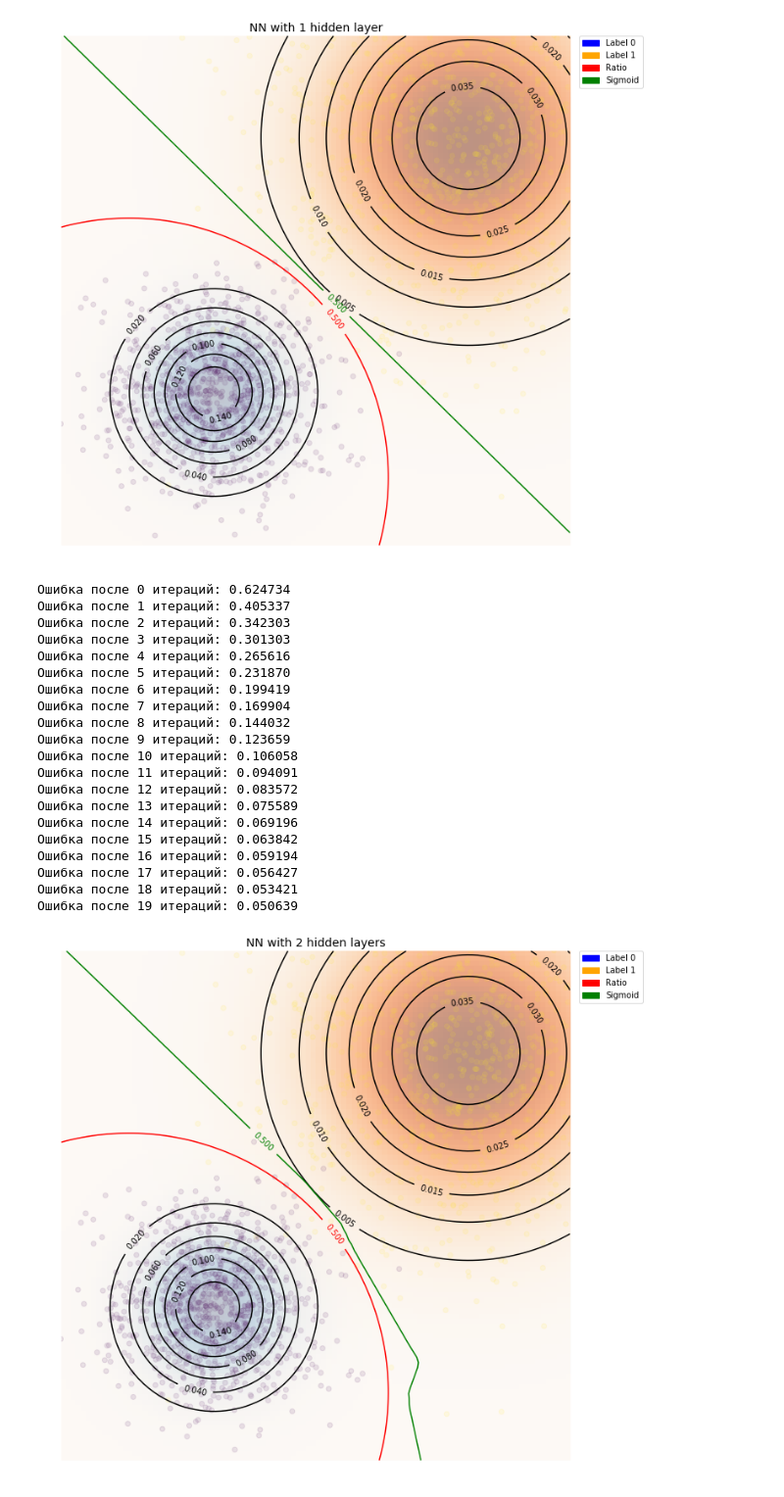
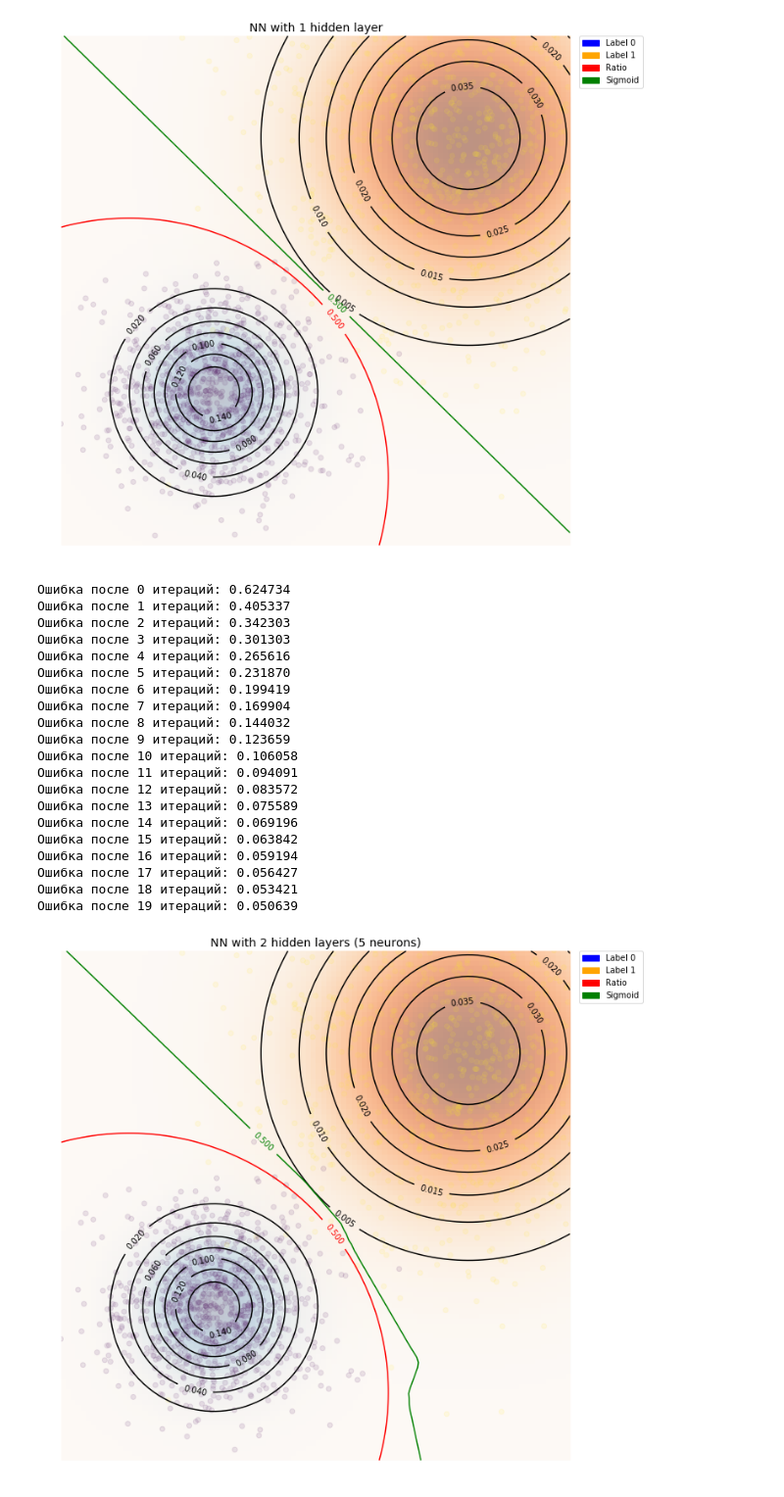
Before and after one commit to labdmitriy/otus_ml, a Jupyter notebook: Lesson_2/Homework/log_reg_homework.ipynb, the cells around one changed output. Shown at 98% size. Saved outputs shown, nothing was run; the diff lists cells and outputs as text; code cells hidden in the pictures.

```diff
--- a/Lesson_2/Homework/log_reg_homework.ipynb
+++ b/Lesson_2/Homework/log_reg_homework.ipynb
@@ -181,32 +181,33 @@ net_tester.plot_contour(title='NN with 1 hidden layer')
 Ошибка после 19 итераций: 0.045459
 [figure]
 # %%
-# Test NN with 2 hidden layers
-net = nn.Sequential(nn.Linear(2, 5), nn.ReLU(), nn.Linear(5, 1))
+# Test NN with 2 hidden layers (5 neurons)
+net = nn.Sequential(nn.Linear(2, 5), nn.ReLU(),
+                    nn.Linear(5, 1))
 net_opt = optim.SGD
 
 net_tester = NetTester(mu0, sigma0, mu1, sigma1, net, net_opt, random_state=42)
 net_tester.train_nn(verbose=True)
-net_tester.plot_contour(title='NN with 2 hidden layers')
+net_tester.plot_contour(title='NN with 2 hidden layers (5 neurons)')
 # %% [output]
 Ошибка после 0 итераций: 0.624734
 Ошибка после 1 итераций: 0.405337
 Ошибка после 2 итераций: 0.342303
 Ошибка после 3 итераций: 0.301303
 Ошибка после 4 итераций: 0.265616
 Ошибка после 5 итераций: 0.231870
 Ошибка после 6 итераций: 0.199419
 Ошибка после 7 итераций: 0.169904
 Ошибка после 8 итераций: 0.144032
 Ошибка после 9 итераций: 0.123659
 Ошибка после 10 итераций: 0.106058
 Ошибка после 11 итераций: 0.094091
 Ошибка после 12 итераций: 0.083572
 Ошибка после 13 итераций: 0.075589
 Ошибка после 14 итераций: 0.069196
 Ошибка после 15 итераций: 0.063842
 Ошибка после 16 итераций: 0.059194
 Ошибка после 17 итераций: 0.056427
 Ошибка после 18 итераций: 0.053421
 Ошибка после 19 итераций: 0.050639
-[figure, old version]
+[figure, new version]
```
Also changed, not shown: parts of 2 cells of this notebook.
